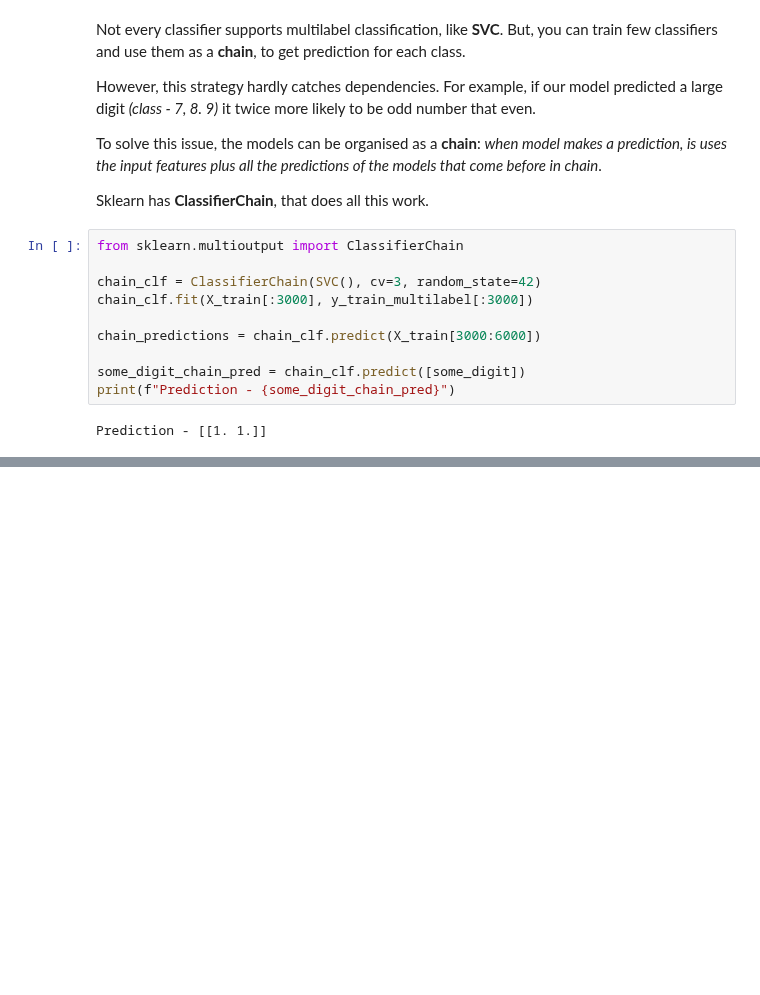
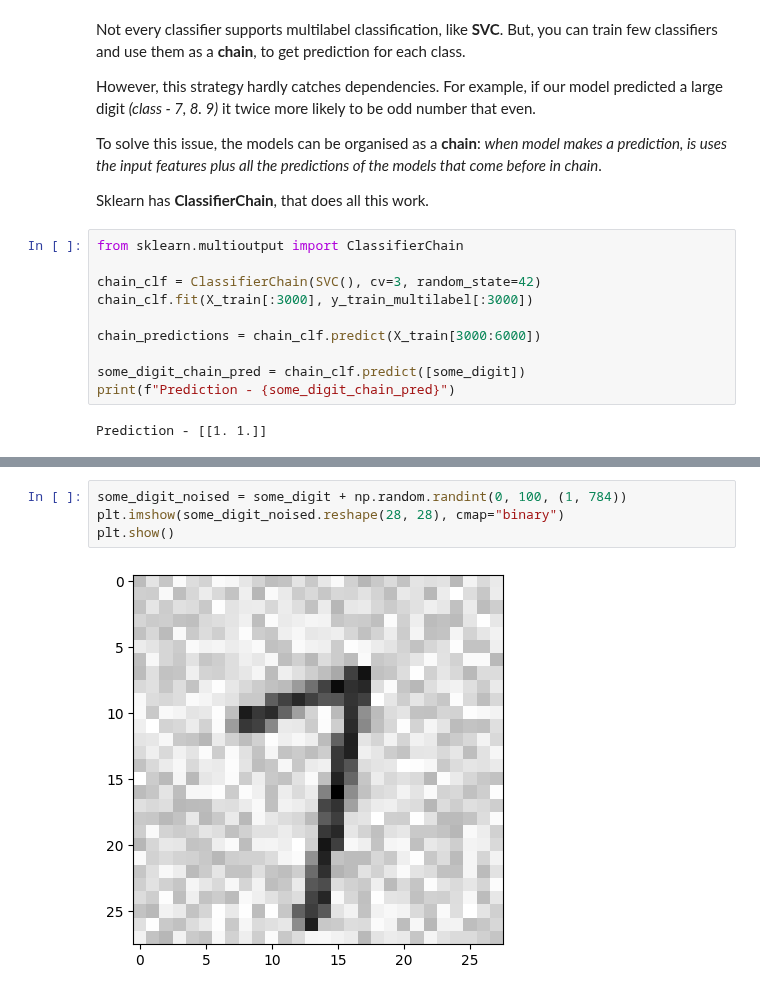
Before and after one commit to yeghor/Learning-Machine-Learning, a Jupyter notebook: jupyter_notes/Classification-2.ipynb, the cells around one changed output, grey strips where cells are left out. Drawn from its saved outputs; the diff is of its cells as text; blank space fills up the shorter version.

```diff
--- a/jupyter_notes/Classification-2.ipynb
+++ b/jupyter_notes/Classification-2.ipynb
@@ -632,0 +650,6 @@ Prediction - [[1. 1.]]
+# %%
+some_digit_noised = some_digit + np.random.randint(0, 100, (1, 784))
+plt.imshow(some_digit_noised.reshape(28, 28), cmap="binary")
+plt.show()
+# %% [output]
+[figure, added]
```
Also changed, not shown: parts of 7 cells of this notebook.
